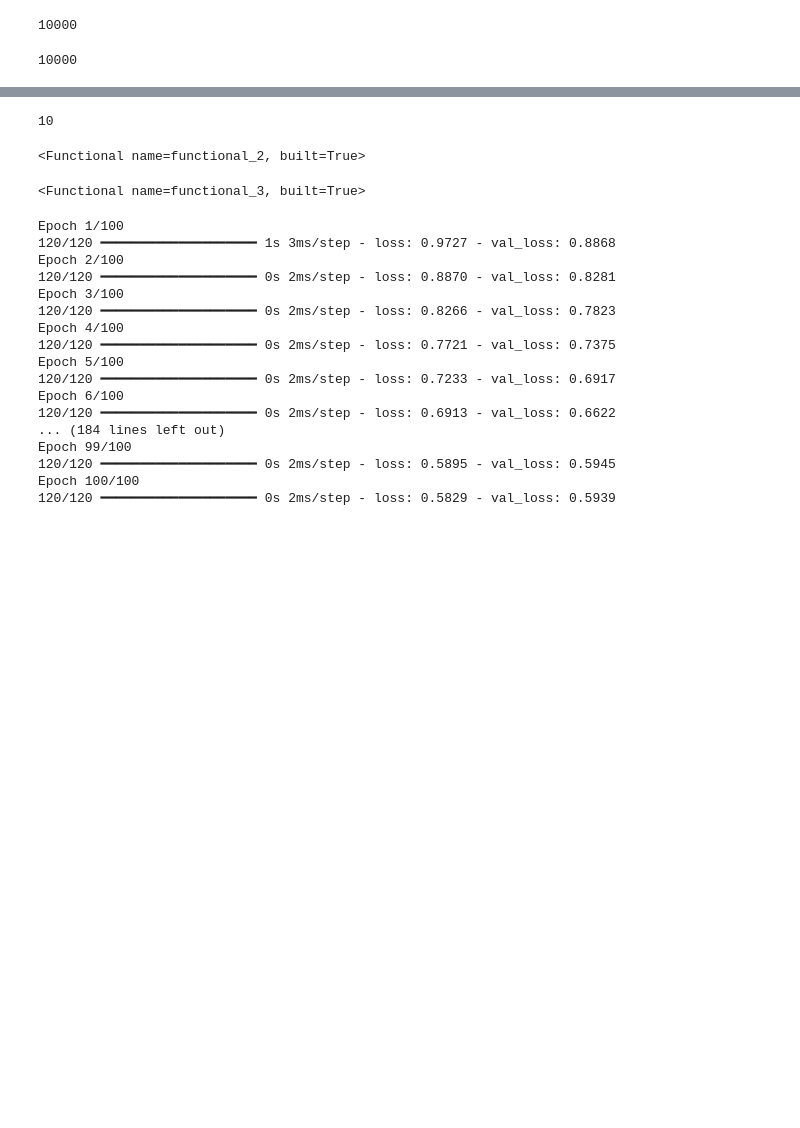
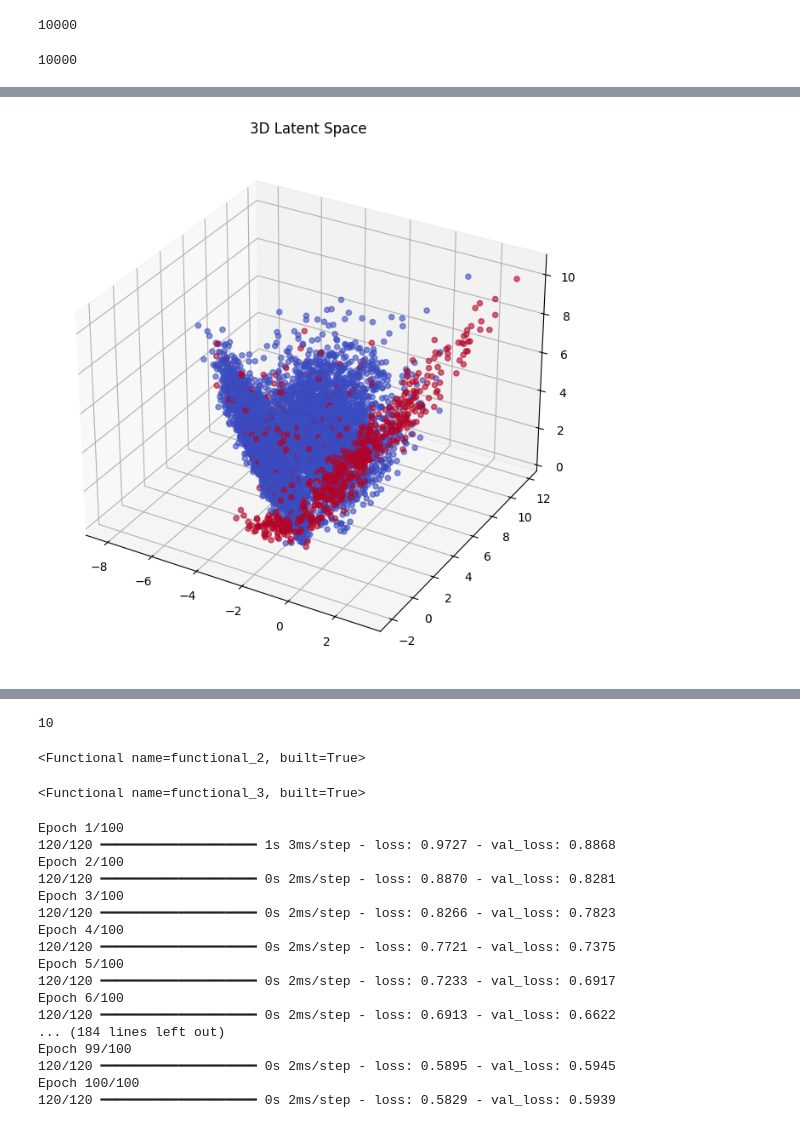
Before and after one commit to lidv94/anomaly-detection, a Jupyter notebook: auto_encoder_mock_20250717.ipynb, the cells around one changed output, grey strips where cells are left out. Drawn from its saved outputs; the diff is of its cells as text; code cells hidden in the pictures; blank space fills up the shorter version.

```diff
--- a/auto_encoder_mock_20250717.ipynb
+++ b/auto_encoder_mock_20250717.ipynb
@@ -179,0 +770,20 @@ len(y_test) # เฉลย for all agent
+# %%
+import torch
+
+# Move model to evaluation mode and device
+device = torch.device("cuda" if torch.cuda.is_available() else "cpu")
+trained_model.to(device)
+trained_model.eval()
+
+# Prepare test data
+X_tensor = torch.tensor(X_test, dtype=torch.float32).to(device)
+
+# Extract latent space
+with torch.no_grad():
+    embeddings = trained_model.encode(X_tensor).cpu().numpy()  # shape: (n_samples, 2)
+
+# Plot (make sure encoding_dim == 2)
+plot_latent_space(embeddings=embeddings, y=predicted_fraud, encoding_dim=3)
+# plot_latent_space(embeddings=embeddings, y=y_test, encoding_dim=2)
+# %% [output]
+[figure, added]
```
Also changed, not shown: parts of 42 cells of this notebook.
